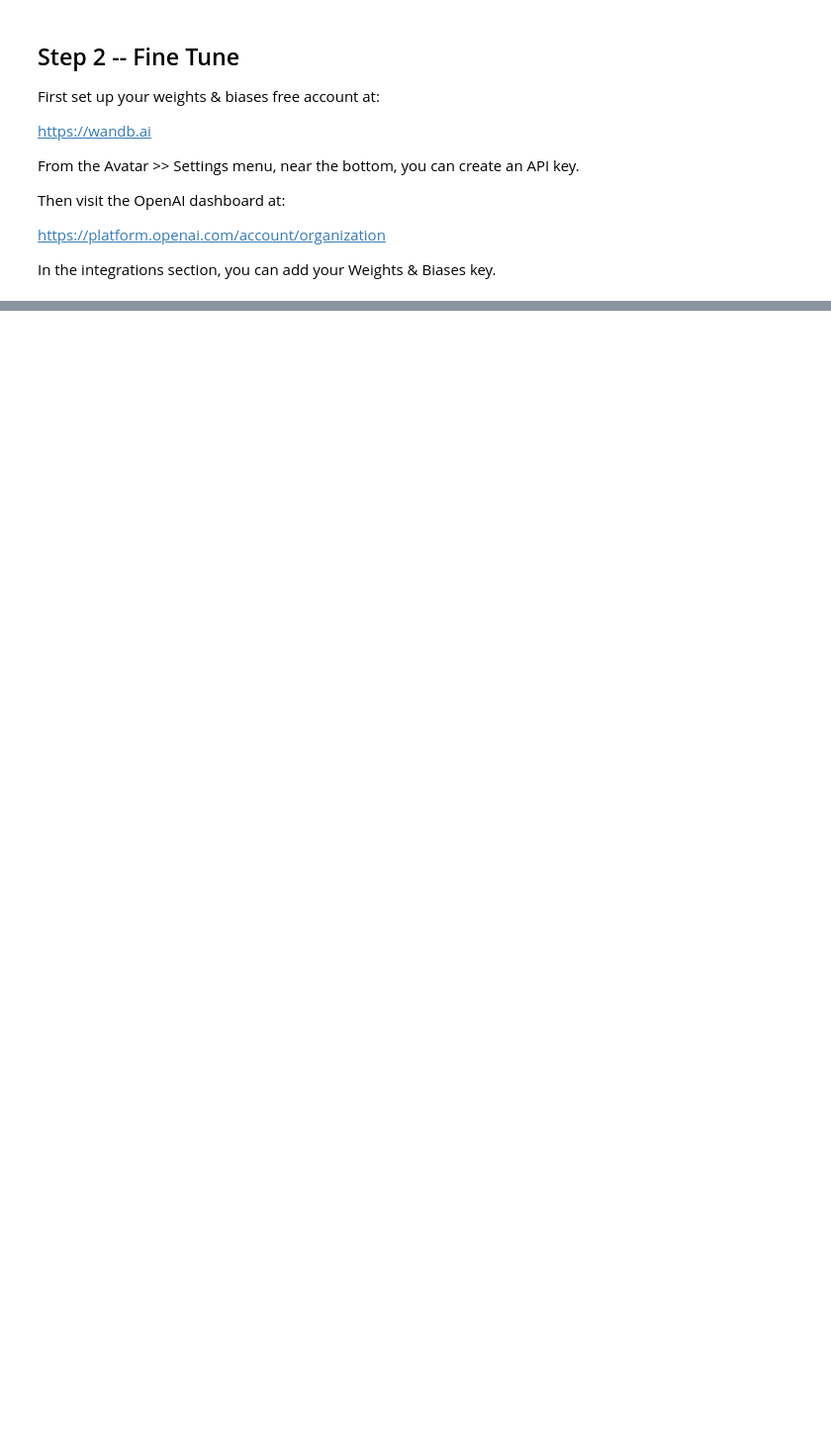
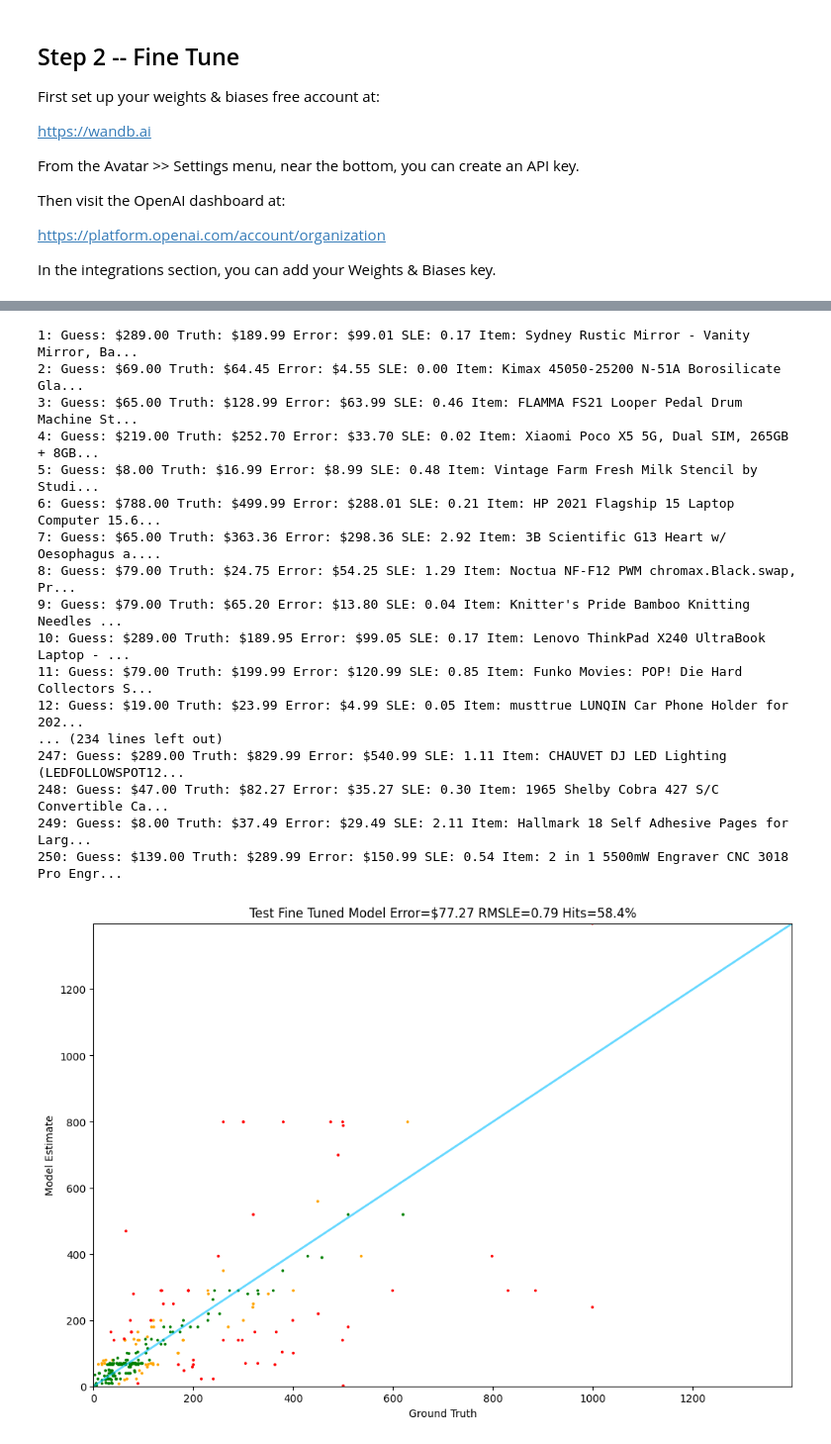
Before and after one commit to mightyoctopus/fine-tuning-frontier-llm-models, a Jupyter notebook: d5_part5.ipynb, the cells around one changed output, grey strips where cells are left out. Shown: that part at 99% size. Cells and saved outputs as stored; diff of their text form; code cells hidden in the pictures; blank space fills up the shorter version.

Commit message:
Added a test function for the fine tuned model -- gpt 4o mini

```diff
--- a/d5_part5.ipynb
+++ b/d5_part5.ipynb
@@ -166,0 +160,20 @@ openai_client.fine_tuning.jobs.list_events(fine_tuning_job_id=job_id, limit=10).
+# %%
+fine_tuned_model_id = openai_client.fine_tuning.jobs.retrieve(job_id).fine_tuned_model
+# %%
+def messages_for(item):
+    system_message = "You estimate the price of item. Reply only with the price without any additional explanation or comment."
+    user_prompt = item.test_prompt().replace(" to the nearest dollar", "").replace("Price is $", "")
+
+    return [
+        {"role": "system", "content": system_message},
+        {"role": "user", "content": user_prompt},
+        {"role": "assistant", "content": "Price is $"} # little trick to encourage the response followed in this form
+    ]
+# %%
+### a utility function that extracts the price (float)
+### out of LLM's responses
+
+def get_price(s: str):
+    s = s.replace("$", "").replace(",", "")
+    match = re.search(r"[-+]?\d*\.\d+|\d+", s)
+    return float(match.group()) if match else 0
@@ -166,0 +184,14 @@ openai_client.fine_tuning.jobs.list_events(fine_tuning_job_id=job_id, limit=10).
+# %%
+### fine tuned
+
+def test_fine_tuned_model(item):
+    completion = openai_client.chat.completions.create(
+        model=fine_tuned_model_id,
+        messages=messages_for(item),
+        max_tokens=5,
+        seed=42
+    )
+
+    response = completion.choices[0].message.content
+
+    return get_price(response)
@@ -166,0 +219,21 @@ openai_client.fine_tuning.jobs.list_events(fine_tuning_job_id=job_id, limit=10).
+# %%
+Tester.test(test_fine_tuned_model, test)
+# %% [output]
+1: Guess: $289.00 Truth: $189.99 Error: $99.01 SLE: 0.17 Item: Sydney Rustic Mirror - Vanity Mirror, Ba...
+2: Guess: $69.00 Truth: $64.45 Error: $4.55 SLE: 0.00 Item: Kimax 45050-25200 N-51A Borosilicate Gla...
+3: Guess: $65.00 Truth: $128.99 Error: $63.99 SLE: 0.46 Item: FLAMMA FS21 Looper Pedal Drum Machine St...
+4: Guess: $219.00 Truth: $252.70 Error: $33.70 SLE: 0.02 Item: Xiaomi Poco X5 5G, Dual SIM, 265GB + 8GB...
+5: Guess: $8.00 Truth: $16.99 Error: $8.99 SLE: 0.48 Item: Vintage Farm Fresh Milk Stencil by Studi...
+6: Guess: $788.00 Truth: $499.99 Error: $288.01 SLE: 0.21 Item: HP 2021 Flagship 15 Laptop Computer 15.6...
+7: Guess: $65.00 Truth: $363.36 Error: $298.36 SLE: 2.92 Item: 3B Scientific G13 Heart w/ Oesophagus a....
+8: Guess: $79.00 Truth: $24.75 Error: $54.25 SLE: 1.29 Item: Noctua NF-F12 PWM chromax.Black.swap, Pr...
+9: Guess: $79.00 Truth: $65.20 Error: $13.80 SLE: 0.04 Item: Knitter's Pride Bamboo Knitting Needles ...
+10: Guess: $289.00 Truth: $189.95 Error: $99.05 SLE: 0.17 Item: Lenovo ThinkPad X240 UltraBook Laptop - ...
+11: Guess: $79.00 Truth: $199.99 Error: $120.99 SLE: 0.85 Item: Funko Movies: POP! Die Hard Collectors S...
+12: Guess: $19.00 Truth: $23.99 Error: $4.99 SLE: 0.05 Item: musttrue LUNQIN Car Phone Holder for 202...
+... (234 lines left out)
+247: Guess: $289.00 Truth: $829.99 Error: $540.99 SLE: 1.11 Item: CHAUVET DJ LED Lighting (LEDFOLLOWSPOT12...
+248: Guess: $47.00 Truth: $82.27 Error: $35.27 SLE: 0.30 Item: 1965 Shelby Cobra 427 S/C Convertible Ca...
+249: Guess: $8.00 Truth: $37.49 Error: $29.49 SLE: 2.11 Item: Hallmark 18 Self Adhesive Pages for Larg...
+250: Guess: $139.00 Truth: $289.99 Error: $150.99 SLE: 0.54 Item: 2 in 1 5500mW Engraver CNC 3018 Pro Engr...
+[figure, added]
```
Also changed, not shown: parts of 13 cells of this notebook.
